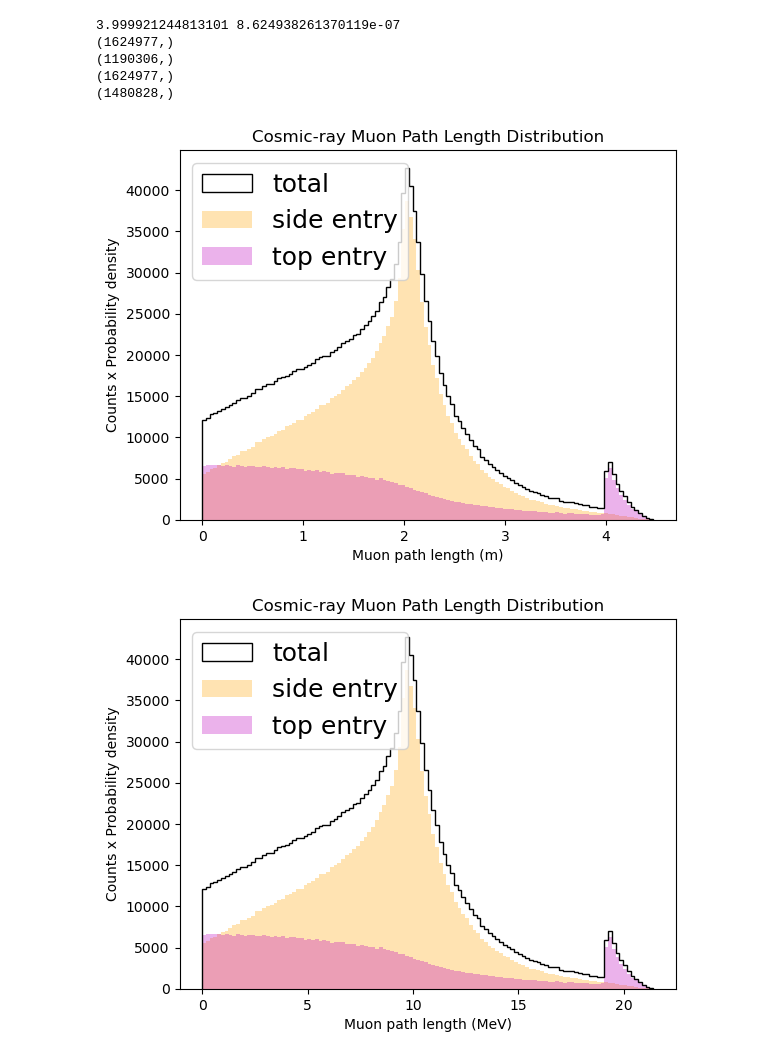
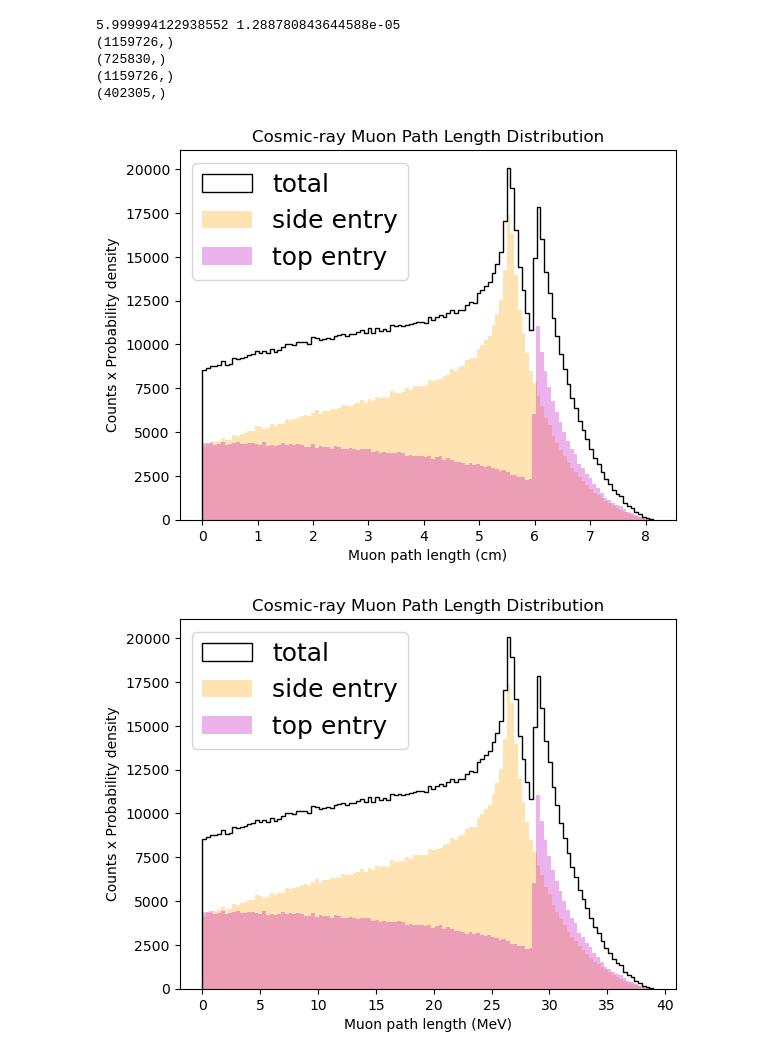
Before and after one commit to villano-lab/NaI_Array_Firmware, a Jupyter notebook: test_firmwares/TrigTest7/data_analysis/Analysis_Notebook/muon_high_cylinder.ipynb, the cells around one changed output. Cells and saved outputs as stored; diff of their text form; code cells hidden in the pictures.

```diff
--- a/test_firmwares/TrigTest7/data_analysis/Analysis_Notebook/muon_high_cylinder.ipynb
+++ b/test_firmwares/TrigTest7/data_analysis/Analysis_Notebook/muon_high_cylinder.ipynb
@@ -5,9 +5,9 @@ import matplotlib.pyplot as plt
 # ----------------------------
 # Detector geometry
 # ----------------------------
-R = 1.0
+R = 5.5/2.0
 Rwide = 10*R
-H = 4
+H = 5.5+0.5
 a = 1.3
 N = 100_000_000 # easily scalable to 10M+
 
@@ -138,40 +138,40 @@ print(np.max(s1[h_out>H]),np.min(s1[h_out>H]))
 lengths_out = t_side_out
 
 # remove NaNs
 lengths_out = lengths_out[np.isfinite(lengths_out)]
 #print(np.max(lengths_out),np.min(lengths_out))
 
 
 lengths = np.append(lengths_in,lengths_out)
 
 print(np.shape(lengths))
 print(np.shape(lengths_out))
 print(np.shape(lengths[lengths>0.0]))
 print(np.shape(lengths[lengths<2.8]))
 
 # ----------------------------
 # Histogram
 # ----------------------------
 plt.hist(lengths, bins=120, density=False,alpha=1.0,label='total',histtype='step',color='k')
 plt.hist(lengths_out, bins=120, density=False,color='orange',alpha=0.3,label='side entry')
 plt.hist(lengths_in, bins=120, density=False,color='m',alpha=0.3,label='top entry')
 
 #plt.hist([lengths,lengths_out,lengths_in], bins=120, density=True, alpha=1.0, label=['total','side entry','top entry'] \
 #         ,align='mid',color=['b','orange','m'],stacked=False)
 
 plt.legend(loc=2,prop={'size':18})
 plt.yscale('linear')
-plt.xlabel("Muon path length (m)")
+plt.xlabel("Muon path length (cm)")
 plt.ylabel("Counts x Probability density")
 plt.title("Cosmic-ray Muon Path Length Distribution")
 plt.show()
 # %% [output]
-3.999921244813101 8.624938261370119e-07
-(1624977,)
-(1190306,)
-(1624977,)
-(1480828,)
+5.999994122938552 1.288780843644588e-05
+(1159726,)
+(725830,)
+(1159726,)
+(402305,)
-[figure, old version]
+[figure, new version]
 # %%
 #energy deposition from muons in NaI
 rho = 3.67 #g/cm^3
@@ -196,4 +196,4 @@ plt.ylabel("Counts x Probability density")
 plt.title("Cosmic-ray Muon Path Length Distribution")
 plt.show()
 # %% [output]
-[figure, old version]
+[figure, new version]
```
Also changed, not shown: parts of 1 cell of this notebook.
